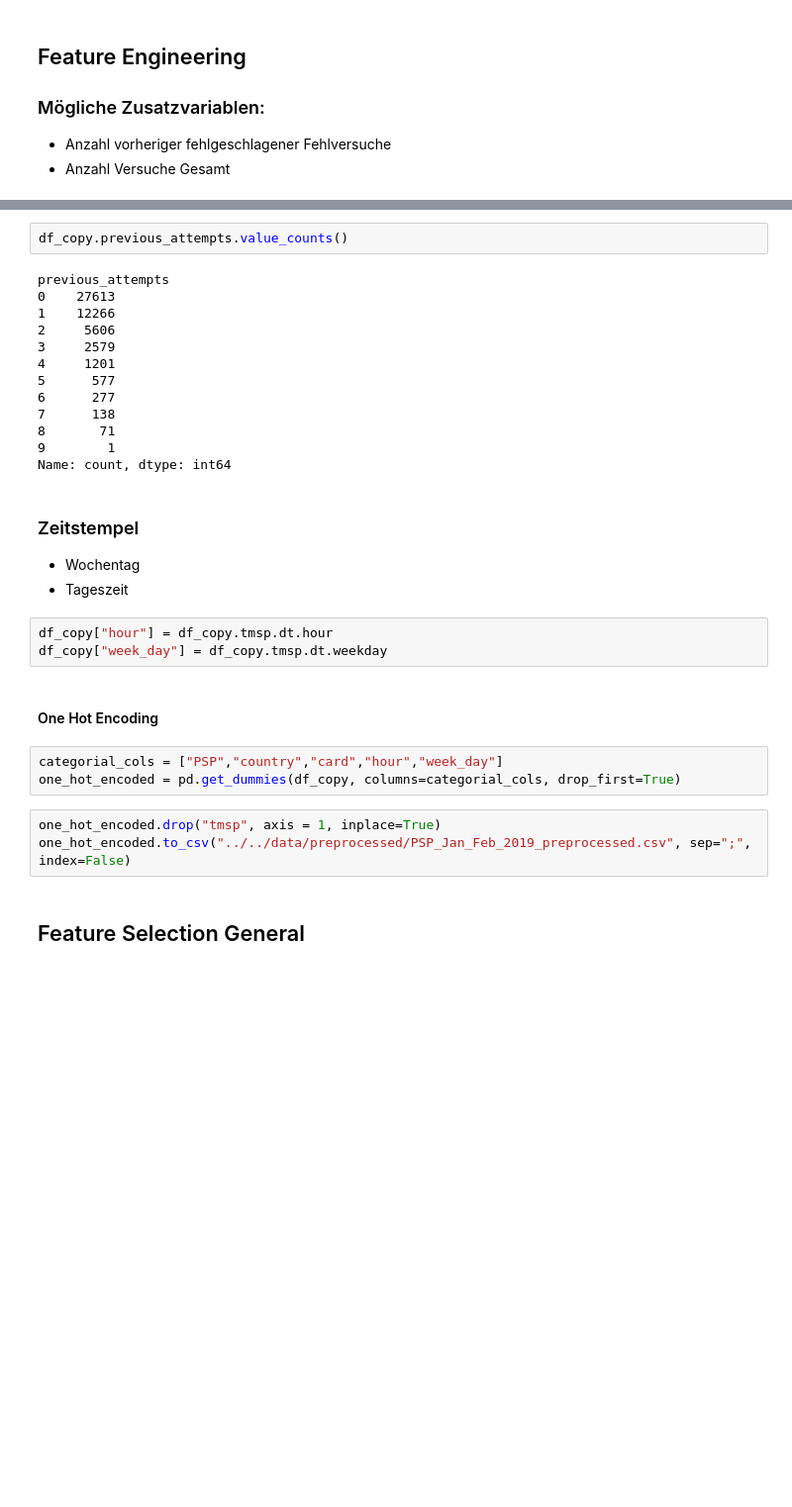
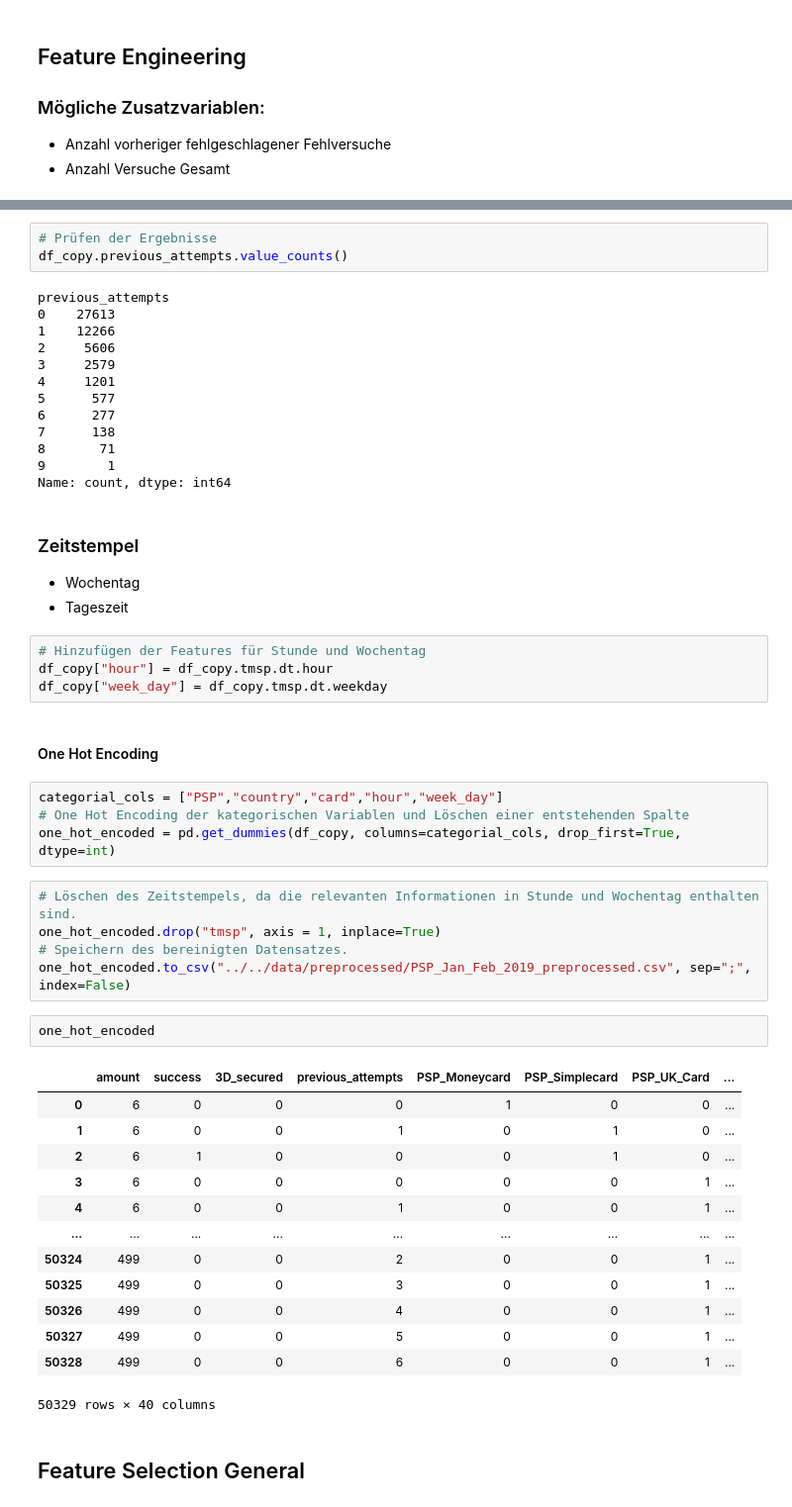
Before and after one commit to marvinam17/model_engineering, a Jupyter notebook: code/data-preparation/Preparation.ipynb, the cells around one changed output, grey strips where cells are left out. Shown at 99% size. Cells and saved outputs as stored; diff of their text form; blank space fills up the shorter version.

```diff
--- a/code/data-preparation/Preparation.ipynb
+++ b/code/data-preparation/Preparation.ipynb
@@ -79,5 +60,6 @@ df_copy["previous_attempts"] = count_on_off(df_copy["i"])
 df_copy = df_copy[["tmsp", "country", "amount", "success", "PSP", "3D_secured", "card","previous_attempts"]]
 # %%
+# Prüfen der Ergebnisse
 df_copy.previous_attempts.value_counts()
 # %% [output]
 previous_attempts
@@ -97,15 +79,35 @@ Name: count, dtype: int64
  - Wochentag
  - Tageszeit
 # %%
+# Hinzufügen der Features für Stunde und Wochentag
 df_copy["hour"] = df_copy.tmsp.dt.hour
 df_copy["week_day"] = df_copy.tmsp.dt.weekday
 # %% [markdown]
 #### One Hot Encoding
 # %%
 categorial_cols = ["PSP","country","card","hour","week_day"]
-one_hot_encoded = pd.get_dummies(df_copy, columns=categorial_cols, drop_first=True)
+# One Hot Encoding der kategorischen Variablen und Löschen einer entstehenden Spalte
+one_hot_encoded = pd.get_dummies(df_copy, columns=categorial_cols, drop_first=True, dtype=int)
 # %%
+# Löschen des Zeitstempels, da die relevanten Informationen in Stunde und Wochentag enthalten sind.
 one_hot_encoded.drop("tmsp", axis = 1, inplace=True)
+# Speichern des bereinigten Datensatzes.
 one_hot_encoded.to_csv("../../data/preprocessed/PSP_Jan_Feb_2019_preprocessed.csv", sep=";", index=False)
+# %%
+one_hot_encoded
+# %% [output]
+|  | amount | success | 3D_secured | previous_attempts | PSP_Moneycard | PSP_Simplecard | PSP_UK_Card | ... |
+| 0 | 6 | 0 | 0 | 0 | 1 | 0 | 0 | ... |
+| 1 | 6 | 0 | 0 | 1 | 0 | 1 | 0 | ... |
+| 2 | 6 | 1 | 0 | 0 | 0 | 1 | 0 | ... |
+| 3 | 6 | 0 | 0 | 0 | 0 | 0 | 1 | ... |
+| 4 | 6 | 0 | 0 | 1 | 0 | 0 | 1 | ... |
+| ... | ... | ... | ... | ... | ... | ... | ... | ... |
+| 50324 | 499 | 0 | 0 | 2 | 0 | 0 | 1 | ... |
+| 50325 | 499 | 0 | 0 | 3 | 0 | 0 | 1 | ... |
+| 50326 | 499 | 0 | 0 | 4 | 0 | 0 | 1 | ... |
+| 50327 | 499 | 0 | 0 | 5 | 0 | 0 | 1 | ... |
+| 50328 | 499 | 0 | 0 | 6 | 0 | 0 | 1 | ... |
+50329 rows × 40 columns
 # %% [markdown]
 ## Feature Selection General
```
Also changed, not shown: parts of 23 cells of this notebook, 18 other files.
